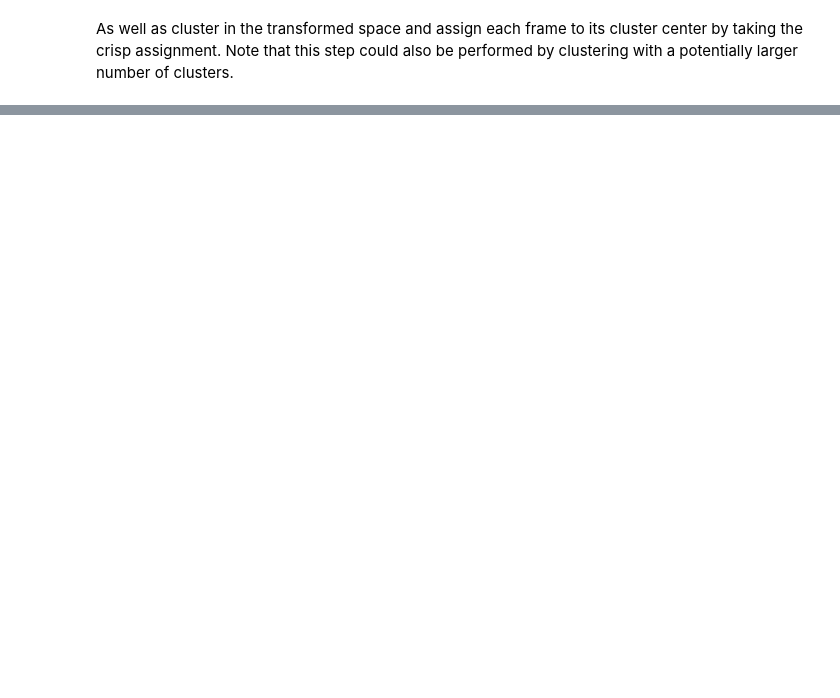
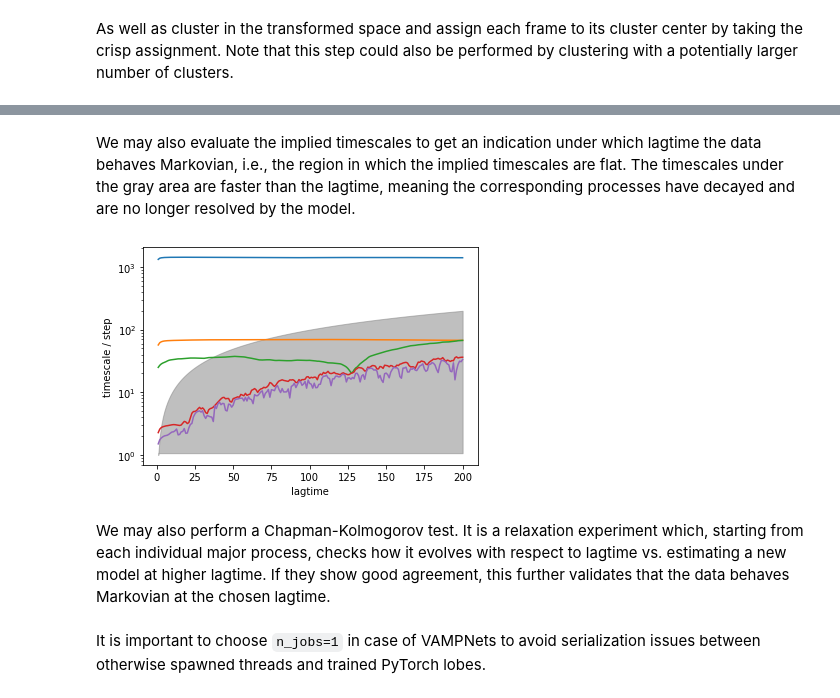
Before and after one commit to deeptime-ml/deeptime-notebooks, a Jupyter notebook: examples/ala2-example.ipynb, the cells around one changed output, grey strips where cells are left out. Saved outputs shown, nothing was run; the diff lists cells and outputs as text; code cells hidden in the pictures; blank space fills up the shorter version.

```diff
--- a/examples/ala2-example.ipynb
+++ b/examples/ala2-example.ipynb
@@ -143,0 +152,18 @@ plt.title('Transformed state assignments');
+# %% [markdown]
+We may also evaluate the implied timescales to get an indication under which lagtime the data behaves Markovian, i.e., the region in which the implied timescales are flat. The timescales under the gray area are faster than the lagtime, meaning the corresponding processes have decayed and are no longer resolved by the model.
+# %%
+lagtimes = np.arange(1, 201, dtype=np.int32)
+timescales = []
+for lag in tqdm(lagtimes):
+    ts = VAMP(lagtime=lag, observable_transform=model).fit(data).fetch_model().timescales(k=5)
+    timescales.append(ts)
+
+f, ax = plt.subplots(1, 1)
+ax.semilogy(lagtimes, timescales)
+ax.set_xlabel('lagtime')
+ax.set_ylabel('timescale / step')
+ax.fill_between(lagtimes, ax.get_ylim()[0]*np.ones(len(lagtimes)), lagtimes, alpha=0.5, color='grey');
+# %% [output]
+[figure, added]
+# %% [markdown]
+We may also perform a Chapman-Kolmogorov test. It is a relaxation experiment which, starting from each individual major process, checks how it evolves with respect to lagtime vs. estimating a new model at higher lagtime. If they show good agreement, this further validates that the data behaves Markovian at the chosen lagtime.
@@ -143,0 +172,2 @@ plt.title('Transformed state assignments');
+# %% [markdown]
+It is important to choose `n_jobs=1` in case of VAMPNets to avoid serialization issues between otherwise spawned threads and trained PyTorch lobes.
```
Also changed, not shown: parts of 13 cells of this notebook.
